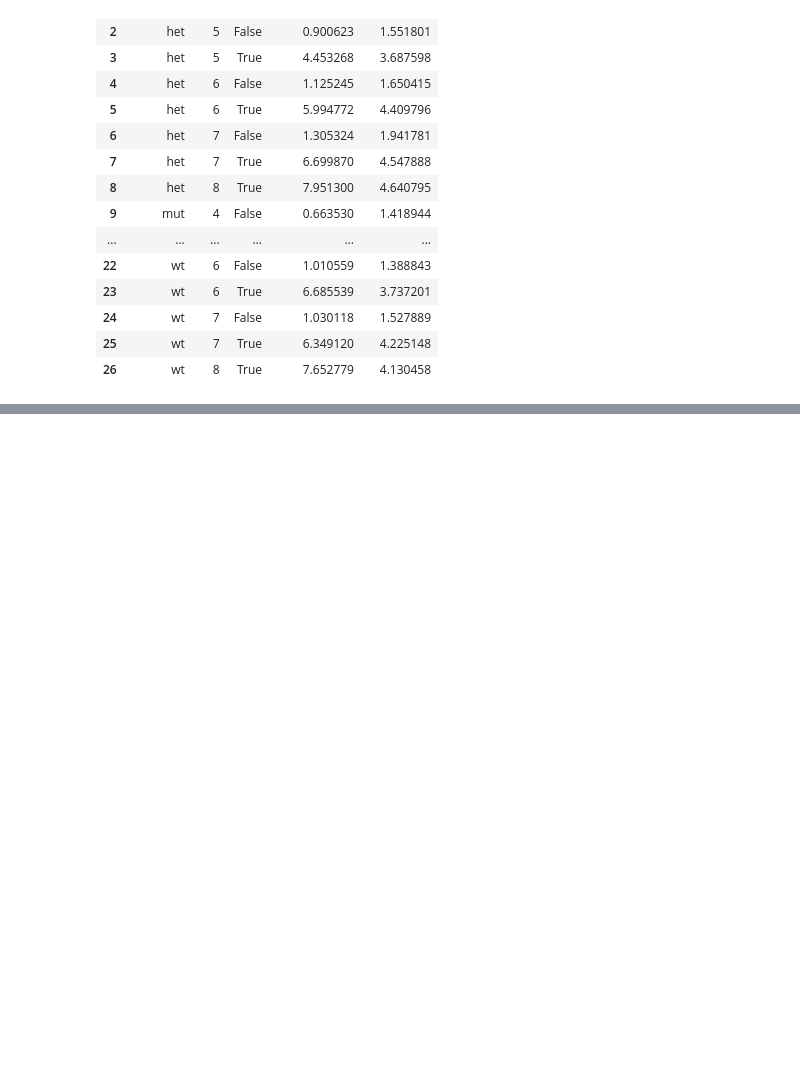
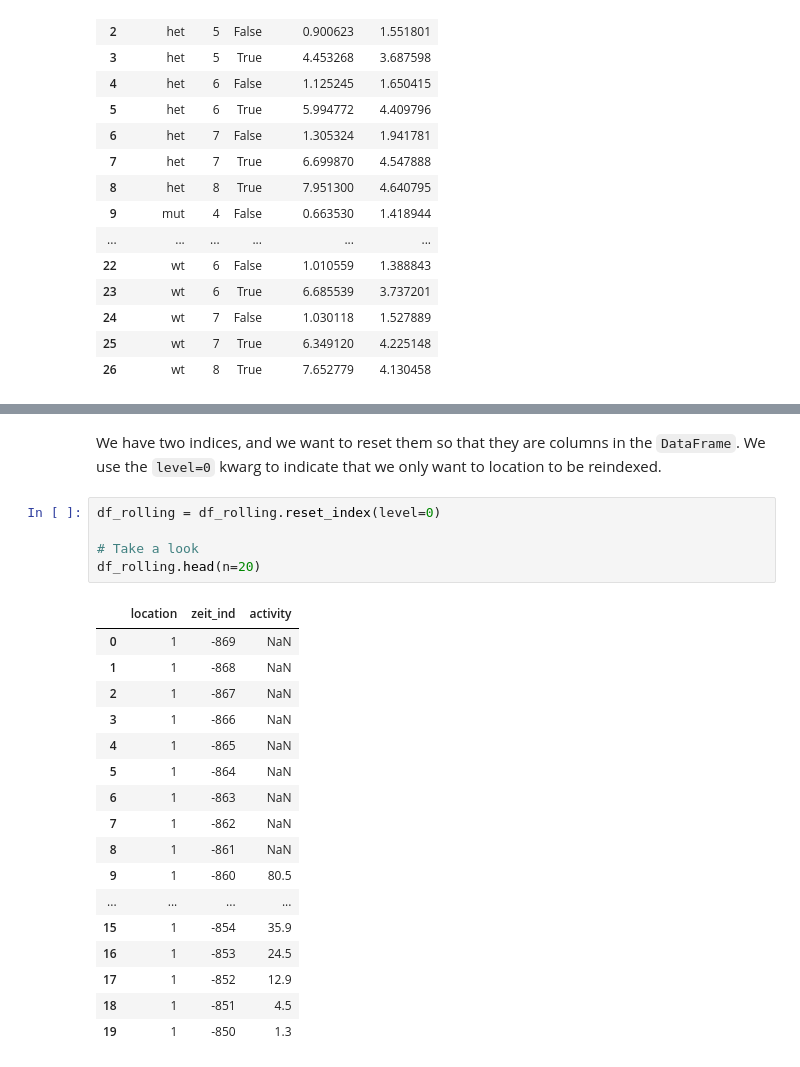
Before and after one commit to MiroGasparek/DataAnalysis_intro, a Jupyter notebook: t2a_tidy_data.ipynb, the cells around one changed output, grey strips where cells are left out. Saved outputs shown, nothing was run; the diff lists cells and outputs as text; blank space fills up the shorter version.

```diff
--- a/t2a_tidy_data.ipynb
+++ b/t2a_tidy_data.ipynb
@@ -477,0 +591,25 @@ The above example show that we can rapidly compute and then compare summary stat
+# %% [markdown]
+We have two indices, and we want to reset them so that they are columns in the `DataFrame`. We use the `level=0` kwarg to indicate that we only want to location to be reindexed.
+# %%
+df_rolling = df_rolling.reset_index(level=0)
+
+# Take a look
+df_rolling.head(n=20)
+# %% [output]
+|  | location | zeit_ind | activity |
+| 0 | 1 | -869 | NaN |
+| 1 | 1 | -868 | NaN |
+| 2 | 1 | -867 | NaN |
+| 3 | 1 | -866 | NaN |
+| 4 | 1 | -865 | NaN |
+| 5 | 1 | -864 | NaN |
+| 6 | 1 | -863 | NaN |
+| 7 | 1 | -862 | NaN |
+| 8 | 1 | -861 | NaN |
+| 9 | 1 | -860 | 80.5 |
+| ... | ... | ... | ... |
+| 15 | 1 | -854 | 35.9 |
+| 16 | 1 | -853 | 24.5 |
+| 17 | 1 | -852 | 12.9 |
+| 18 | 1 | -851 | 4.5 |
+| 19 | 1 | -850 | 1.3 |
```
Also changed, not shown: parts of 43 cells of this notebook, 1 other file.
